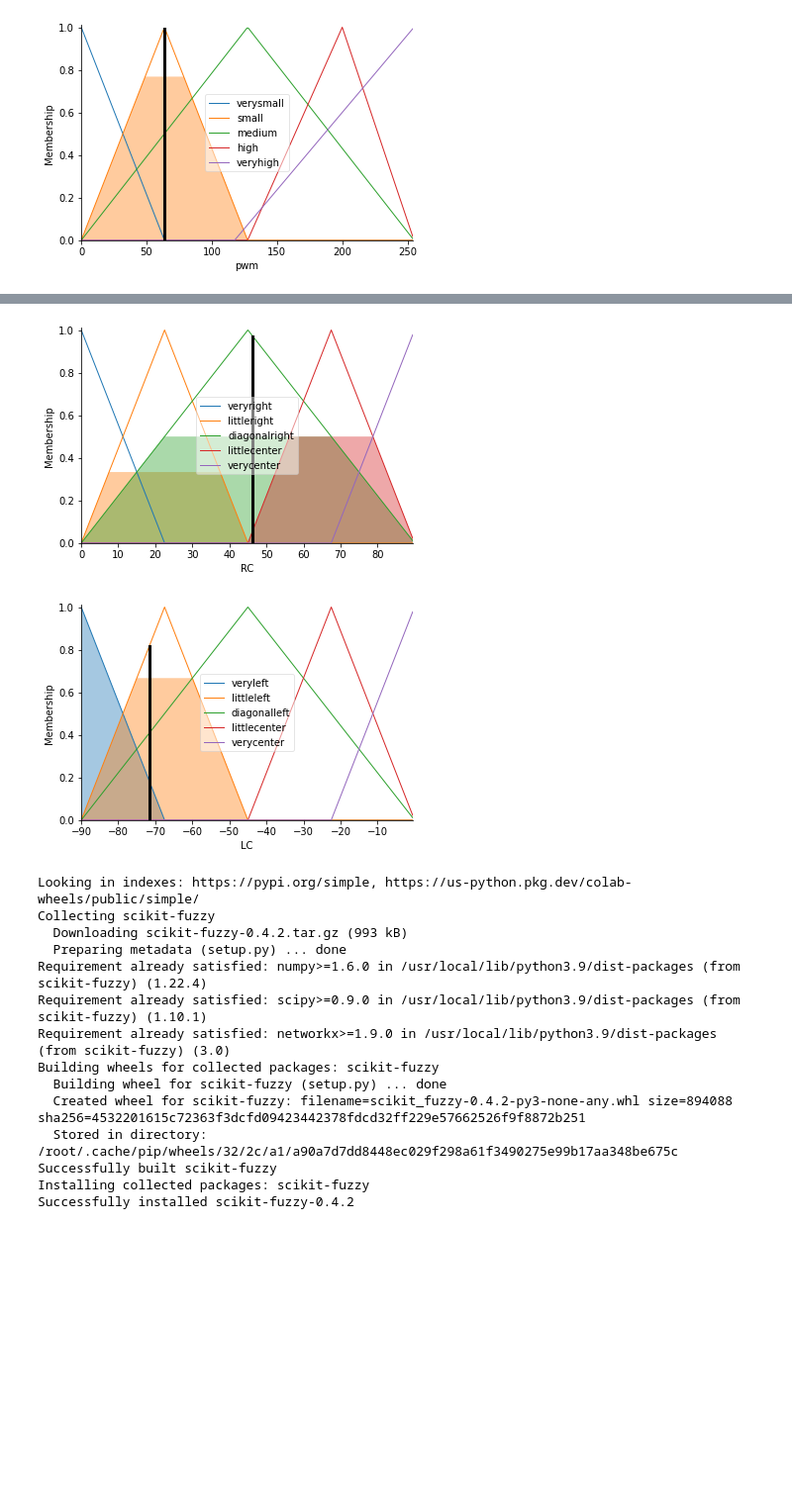
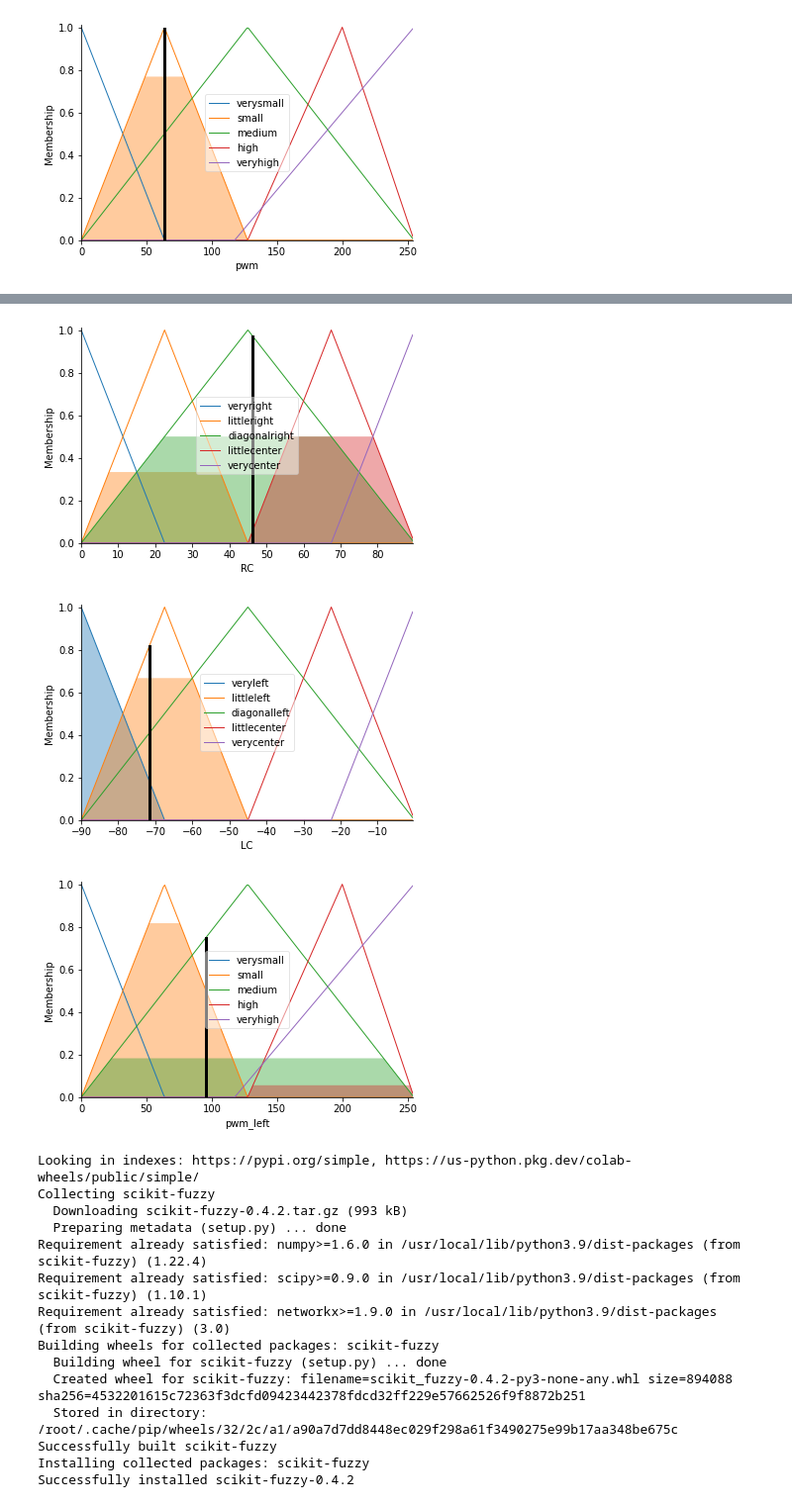
Before and after one commit to TuanLBT/AI_learning, a Jupyter notebook: bai_tap_tren_lop.ipynb, the cells around one changed output, grey strips where cells are left out. Shown: that part at 99% size. Saved outputs shown, nothing was run; the diff lists cells and outputs as text; code cells hidden in the pictures; blank space fills up the shorter version.

```diff
--- a/bai_tap_tren_lop.ipynb
+++ b/bai_tap_tren_lop.ipynb
@@ -68,6 +68,8 @@ from skfuzzy import control as ctrl
 sensor_left = ctrl.Antecedent(np.arange(0,30,1), 'sensor_left') #Khoảng cách từ 0-30 Cm
 sensor_center = ctrl.Antecedent(np.arange(0,30,1), 'sensor_center')
 sensor_right = ctrl.Antecedent(np.arange(0,30,1), 'sensor_right')
+LC1 = ctrl.Antecedent(np.arange(-90,0,0.5), 'LC1') #NỬA 90 ĐỘ BÊN TRÁI
+RC1 = ctrl.Antecedent(np.arange(0,90,0.5), 'RC1')  #NỬA 90 ĐỘ BÊN PHẢI
 #output:
 LC = ctrl.Consequent(np.arange(-90,0,0.5), 'LC') #NỬA 90 ĐỘ BÊN TRÁI
 RC = ctrl.Consequent(np.arange(0,90,0.5), 'RC')  #NỬA 90 ĐỘ BÊN PHẢI
@@ -107,6 +109,20 @@ RC['littleright']=fuzz.trimf(RC.universe,[0,22.5,45])
 RC['diagonalright']=fuzz.trimf(RC.universe,[0,45,90])
 RC['littlecenter']=fuzz.trimf(RC.universe,[45,67.5,90])
 RC['verycenter']=fuzz.trimf(RC.universe,[67.5,90,90])
+
+#LC1
+LC1['veryleft']=fuzz.trimf(LC1.universe,[-90,-90,-67.5])
+LC1['littleleft']=fuzz.trimf(LC1.universe,[-90,-67.5,-45])
+LC1['diagonalleft']=fuzz.trimf(LC1.universe,[-90,-45,0])
+LC1['littlecenter']=fuzz.trimf(LC1.universe,[-45,-22.5,0])
+LC1['verycenter']=fuzz.trimf(LC1.universe,[-22.5,0,0])
+
+#RC1
+RC1['veryright']=fuzz.trimf(RC1.universe,[0,0,22.5])
+RC1['littleright']=fuzz.trimf(RC1.universe,[0,22.5,45])
+RC1['diagonalright']=fuzz.trimf(RC1.universe,[0,45,90])
+RC1['littlecenter']=fuzz.trimf(RC1.universe,[45,67.5,90])
+RC1['verycenter']=fuzz.trimf(RC1.universe,[67.5,90,90])
 
 
 #Dong co
@@ -189,40 +205,66 @@ rule49=ctrl.Rule(sensor_right['veryfar']&sensor_center['far'],RC['littlecenter']
 rule50=ctrl.Rule(sensor_right['veryfar']&sensor_center['veryfar'],RC['diagonalright'])
 
 #And RC va LC
-rule51=ctrl.Rule(RC['veryright']&LC['veryleft'],pwm_left['medium'])
-rule52=ctrl.Rule(RC['veryright']&LC['littleleft'],pwm_left['high'])
-rule53=ctrl.Rule(RC['veryright']&LC['diagonalleft'],pwm_left['high'])
-rule54=ctrl.Rule(RC['veryright']&LC['littlecenter'],pwm_left['high'])
-rule55=ctrl.Rule(RC['veryright']&LC['verycenter'],pwm_left['high'])
+rule51=ctrl.Rule(RC1['veryright']&LC1['veryleft'],pwm_left['medium'])
+rule52=ctrl.Rule(RC1['veryright']&LC1['littleleft'],pwm_left['high'])
+rule53=ctrl.Rule(RC1['veryright']&LC1['diagonalleft'],pwm_left['high'])
+rule54=ctrl.Rule(RC1['veryright']&LC1['littlecenter'],pwm_left['high'])
+rule55=ctrl.Rule(RC1['veryright']&LC1['verycenter'],pwm_left['high'])
+
+rule56=ctrl.Rule(RC1['littleright']&LC1['veryleft'],pwm_left['medium'])
+rule57=ctrl.Rule(RC1['littleright']&LC1['littleleft'],pwm_left['high'])
+rule58=ctrl.Rule(RC1['littleright']&LC1['diagonalleft'],pwm_left['high'])
+rule59=ctrl.Rule(RC1['littleright']&LC1['littlecenter'],pwm_left['high'])
+rule60=ctrl.Rule(RC1['littleright']&LC1['verycenter'],pwm_left['high'])
+
+rule61=ctrl.Rule(RC1['diagonalright']&LC1['veryleft'],pwm_left['medium'])
+rule62=ctrl.Rule(RC1['diagonalright']&LC1['littleleft'],pwm_left['small'])
+rule63=ctrl.Rule(RC1['diagonalright']&LC1['diagonalleft'],pwm_left['small'])
+rule64=ctrl.Rule(RC1['diagonalright']&LC1['littlecenter'],pwm_left['small'])
+rule65=ctrl.Rule(RC1['diagonalright']&LC1['verycenter'],pwm_left['verysmall'])
+
+rule66=ctrl.Rule(RC1['littlecenter']&LC1['veryleft'],pwm_left['medium'])
+rule67=ctrl.Rule(RC1['littlecenter']&LC1['littleleft'],pwm_left['high'])
+rule68=ctrl.Rule(RC1['littlecenter']&LC1['diagonalleft'],pwm_left['high'])
+rule69=ctrl.Rule(RC1['littlecenter']&LC1['littlecenter'],pwm_left['high'])
+rule70=ctrl.Rule(RC1['littlecenter']&LC1['verycenter'],pwm_left['high'])
+
+rule71=ctrl.Rule(RC1['verycenter']&LC1['veryleft'],pwm_left['medium'])
+rule72=ctrl.Rule(RC1['verycenter']&LC1['littleleft'],pwm_left['high'])
+rule73=ctrl.Rule(RC1['verycenter']&LC1['diagonalleft'],pwm_left['high'])
+rule74=ctrl.Rule(RC1['verycenter']&LC1['littlecenter'],pwm_left['high'])
+rule75=ctrl.Rule(RC1['verycenter']&LC1['verycenter'],pwm_left['high'])
+
 
 #Dau ra la RC hoac LC
 RC_ctrl = ctrl.ControlSystem([rule26,rule27,rule28,rule29,rule30,rule31,rule32,rule33,rule34,rule35,rule36,rule37,rule38,rule39,rule40,rule41,rule42,rule43,rule44,rule45,rule46,rule47,rule48,rule49,rule50])
 LC_ctrl = ctrl.ControlSystem([rule1,rule2,rule3,rule4,rule5,rule6,rule7,rule8,rule9,rule10,rule11,rule12,rule13,rule14,rule15,rule16,rule17,rule18,rule19,rule20,rule21,rule22,rule23,rule24,rule25])
-#pwm_left_ctrl = ctrl.ControlSystem([rule51,rule52,rule53,rule54,rule55])
+pwm_left_ctrl = ctrl.ControlSystem([rule51,rule52,rule53,rule54,rule55,rule56,rule57,rule58,rule59,rule60,rule61,rule62,rule63,rule64,rule65,rule66,rule67,rule68,rule69,rule70,rule71,rule72,rule73,rule74,rule75])
 #dau ra la dong co 1
 
-RC_ctrl = ctrl.ControlSystemSimulation(RC_ctrl)
-LC_ctrl = ctrl.ControlSystemSimulation(LC_ctrl)
+RC_ing = ctrl.ControlSystemSimulation(RC_ctrl)
+LC_ing = ctrl.ControlSystemSimulation(LC_ctrl)
+pwm_left_ing = ctrl.ControlSystemSimulation(pwm_left_ctrl)
+LC_ing.input['sensor_left'] = 0
+LC_ing.input['sensor_center']= 20
+RC_ing.input['sensor_center']= 20
+RC_ing.input['sensor_right']= 25
 
-LC_ctrl.input['sensor_left'] = 0
-LC_ctrl.input['sensor_center']= 20
-RC_ctrl.input['sensor_center']= 20
-RC_ctrl.input['sensor_right']= 25
-
-RC_ctrl.compute()
-LC_ctrl.compute()
-
-#pwm_left_ctrl.input['RC'] = RC_ctrl.output['RC']
-#pwm_left_ctrl.input['LC'] = LC_ctrl.output['LC']
-#pwm_left_ctrl.compute()
+RC_ing.compute()
+LC_ing.compute()
 
 
-print(RC_ctrl.output['RC'])
-print(LC_ctrl.output['LC'])
-#print(pwm_left_ctrl.output['pwm_left'])
-RC.view(sim=RC_ctrl)
-LC.view(sim=LC_ctrl)
-#pwm_left.view(sim=pwm_left_ctrl)
+pwm_left_ing.input['RC1'] = RC_ing.output['RC']
+pwm_left_ing.input['LC1'] = LC_ing.output['LC']
+pwm_left_ing.compute()
+
+
+print(RC_ing.output['RC'])
+print(LC_ing.output['LC'])
+print(pwm_left_ing.output['pwm_left'])
+RC.view(sim=RC_ing)
+LC.view(sim=LC_ing)
+pwm_left.view(sim=pwm_left_ing)
 # %% [output]
 46.264284314806
 -71.61662692391072
@@ -229,5 +272,6 @@ LC.view(sim=LC_ctrl)
 [figure]
 [figure]
+[figure, added]
 # %%
 pip install scikit-fuzzy
 # %% [output]
```
Also changed, not shown: parts of 1 cell of this notebook.
